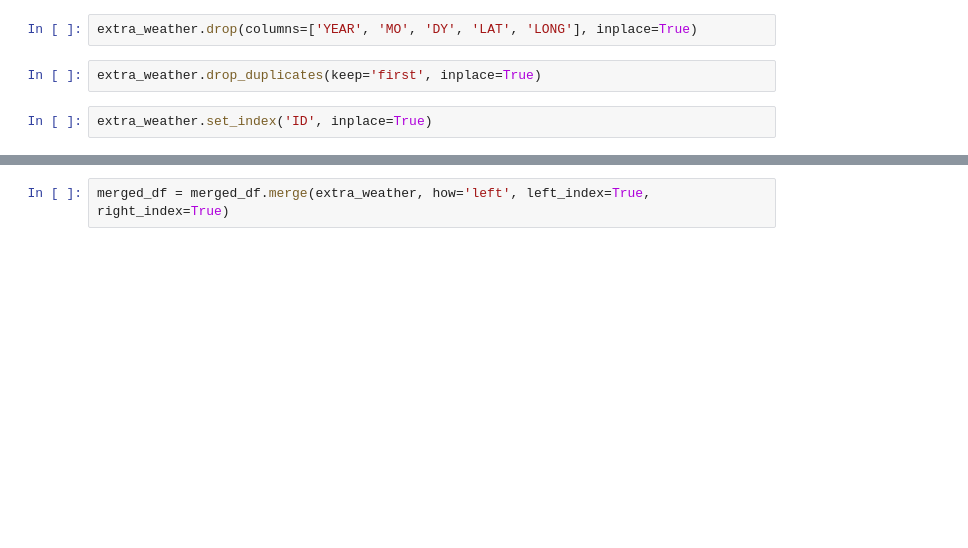
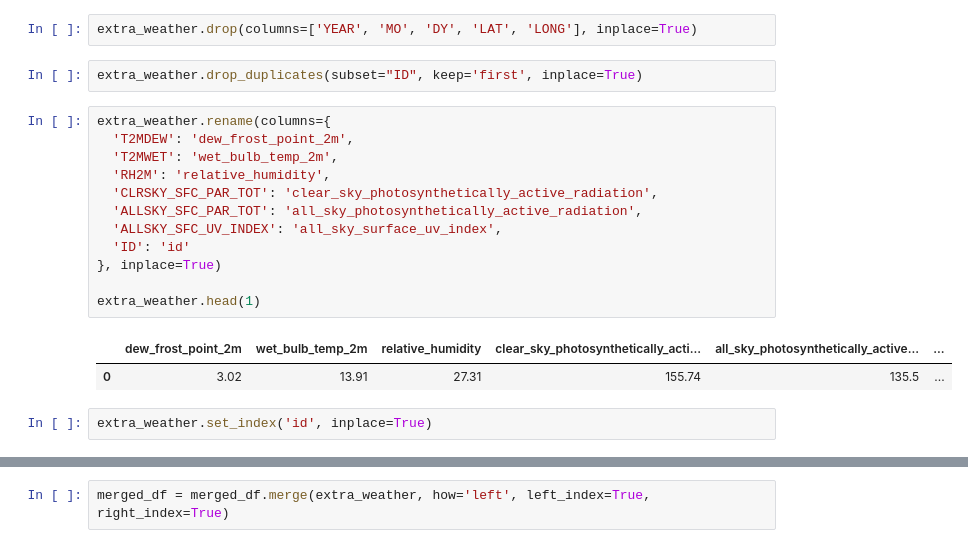
Before and after one commit to jeff-shakes/Wildfire_Size_Prediction, a Jupyter notebook: src/01_cleaning_eda/bt_cleaning.ipynb, the cells around one changed output, grey strips where cells are left out. Saved outputs shown, nothing was run; the diff lists cells and outputs as text; blank space fills up the shorter version.

```diff
--- a/src/01_cleaning_eda/bt_cleaning.ipynb
+++ b/src/01_cleaning_eda/bt_cleaning.ipynb
@@ -182,6 +186,21 @@ extra_weather.head(1)
 # %%
 extra_weather.drop(columns=['YEAR', 'MO', 'DY', 'LAT', 'LONG'], inplace=True)
 # %%
-extra_weather.drop_duplicates(keep='first', inplace=True)
+extra_weather.drop_duplicates(subset="ID", keep='first', inplace=True)
+# %%
+extra_weather.rename(columns={
+  'T2MDEW': 'dew_frost_point_2m',
+  'T2MWET': 'wet_bulb_temp_2m',
+  'RH2M': 'relative_humidity',
+  'CLRSKY_SFC_PAR_TOT': 'clear_sky_photosynthetically_active_radiation',
+  'ALLSKY_SFC_PAR_TOT': 'all_sky_photosynthetically_active_radiation',
+  'ALLSKY_SFC_UV_INDEX': 'all_sky_surface_uv_index',
+  'ID': 'id'
+}, inplace=True)
+
+extra_weather.head(1)
+# %% [output]
+|  | dew_frost_point_2m | wet_bulb_temp_2m | relative_humidity | clear_sky_photosynthetically_acti... | all_sky_photosynthetically_active... | ... |
+| 0 | 3.02 | 13.91 | 27.31 | 155.74 | 135.5 | ... |
 # %%
-extra_weather.set_index('ID', inplace=True)
+extra_weather.set_index('id', inplace=True)
```
Also changed, not shown: parts of 8 cells of this notebook, 2 other files.
